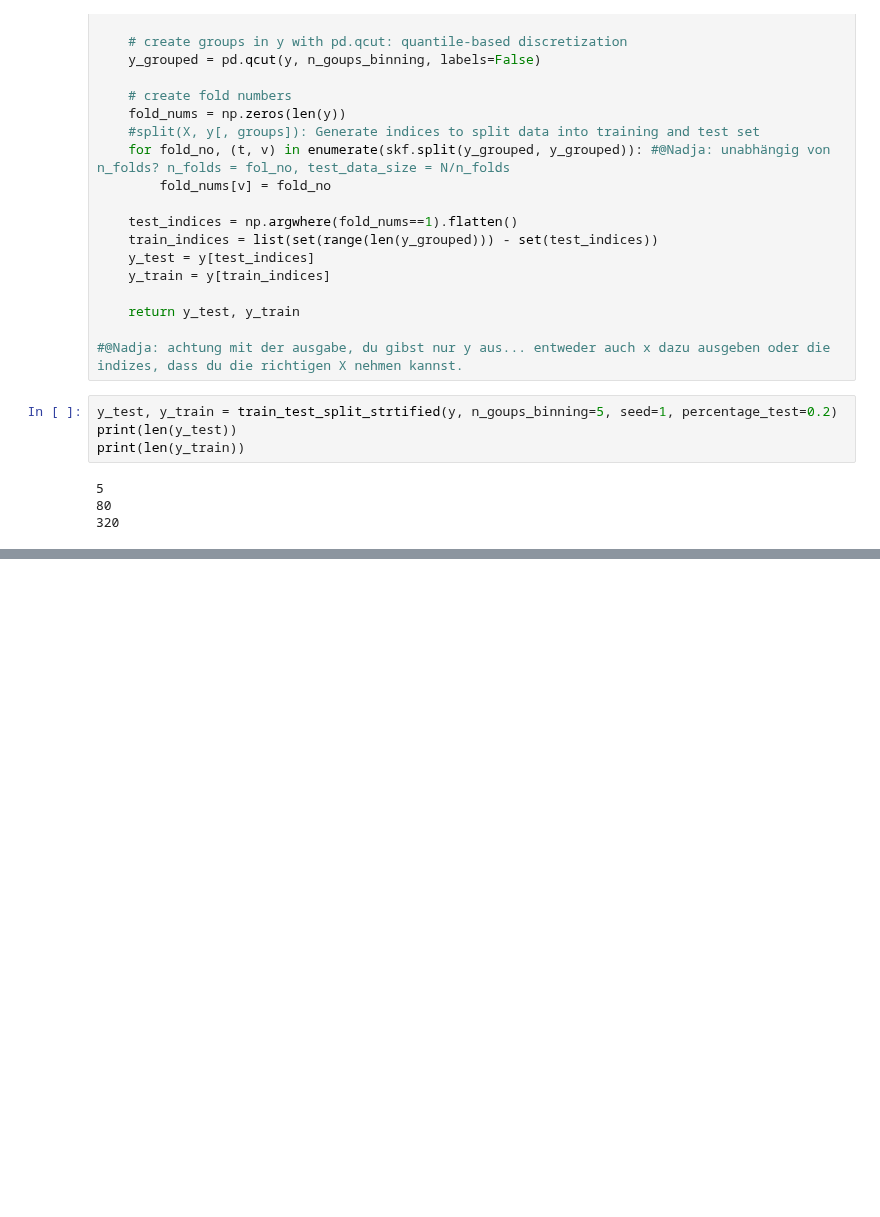
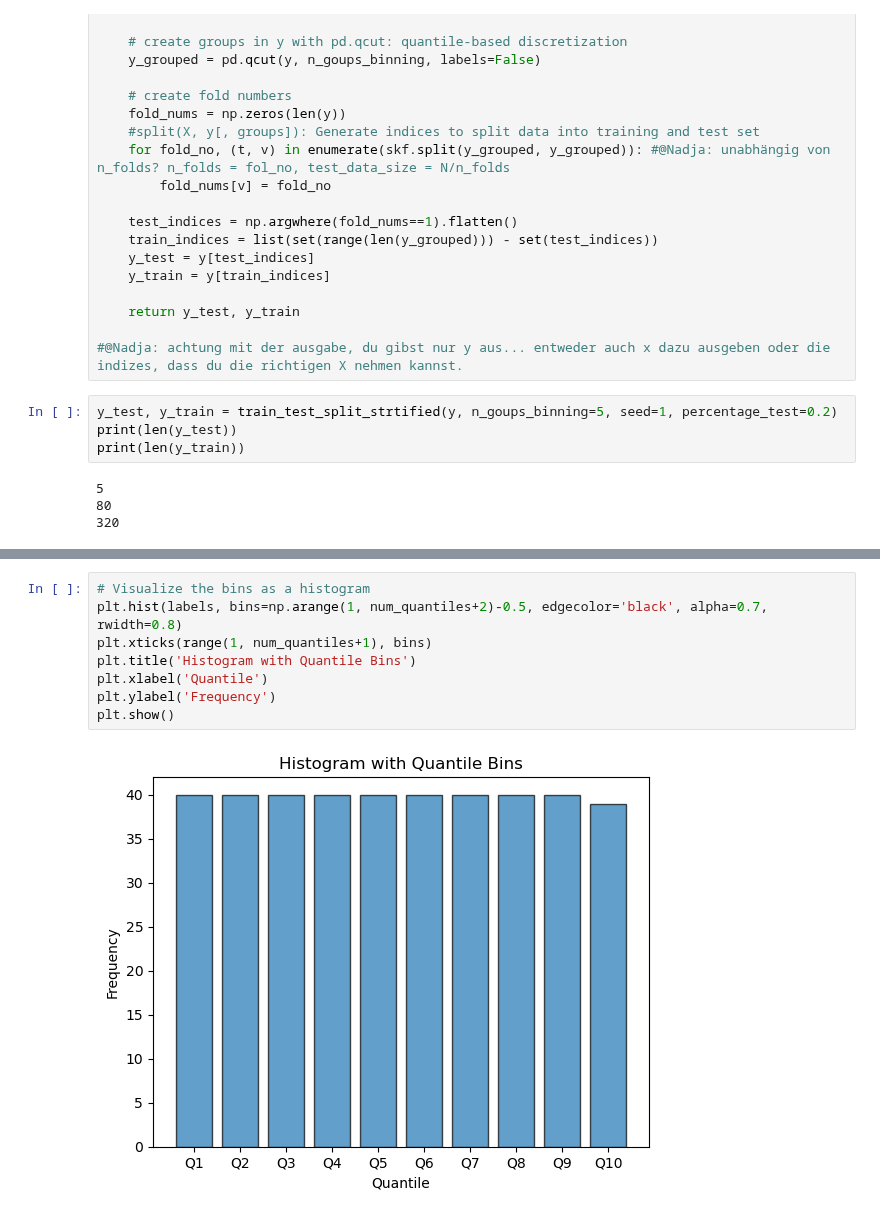
Before and after one commit to annegriddl/slds_stratification, a Jupyter notebook: Simulations/Stratification.ipynb, the cells around one changed output, grey strips where cells are left out. Cells and saved outputs as stored; diff of their text form; blank space fills up the shorter version.

```diff
--- a/Simulations/Stratification.ipynb
+++ b/Simulations/Stratification.ipynb
@@ -332,0 +433,10 @@ plt.show()
+# %%
+# Visualize the bins as a histogram
+plt.hist(labels, bins=np.arange(1, num_quantiles+2)-0.5, edgecolor='black', alpha=0.7, rwidth=0.8)
+plt.xticks(range(1, num_quantiles+1), bins)
+plt.title('Histogram with Quantile Bins')
+plt.xlabel('Quantile')
+plt.ylabel('Frequency')
+plt.show()
+# %% [output]
+[figure, added]
```
Also changed, not shown: parts of 28 cells of this notebook.
